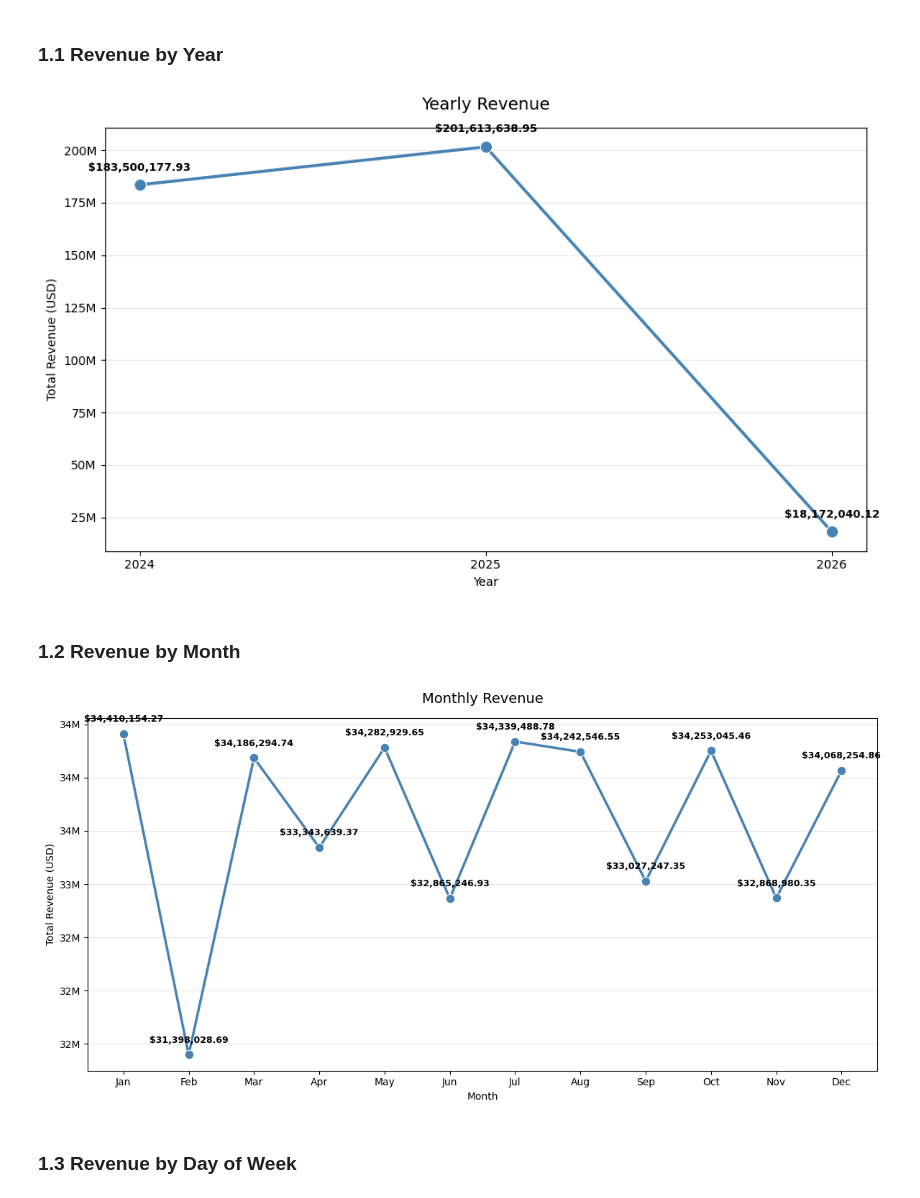
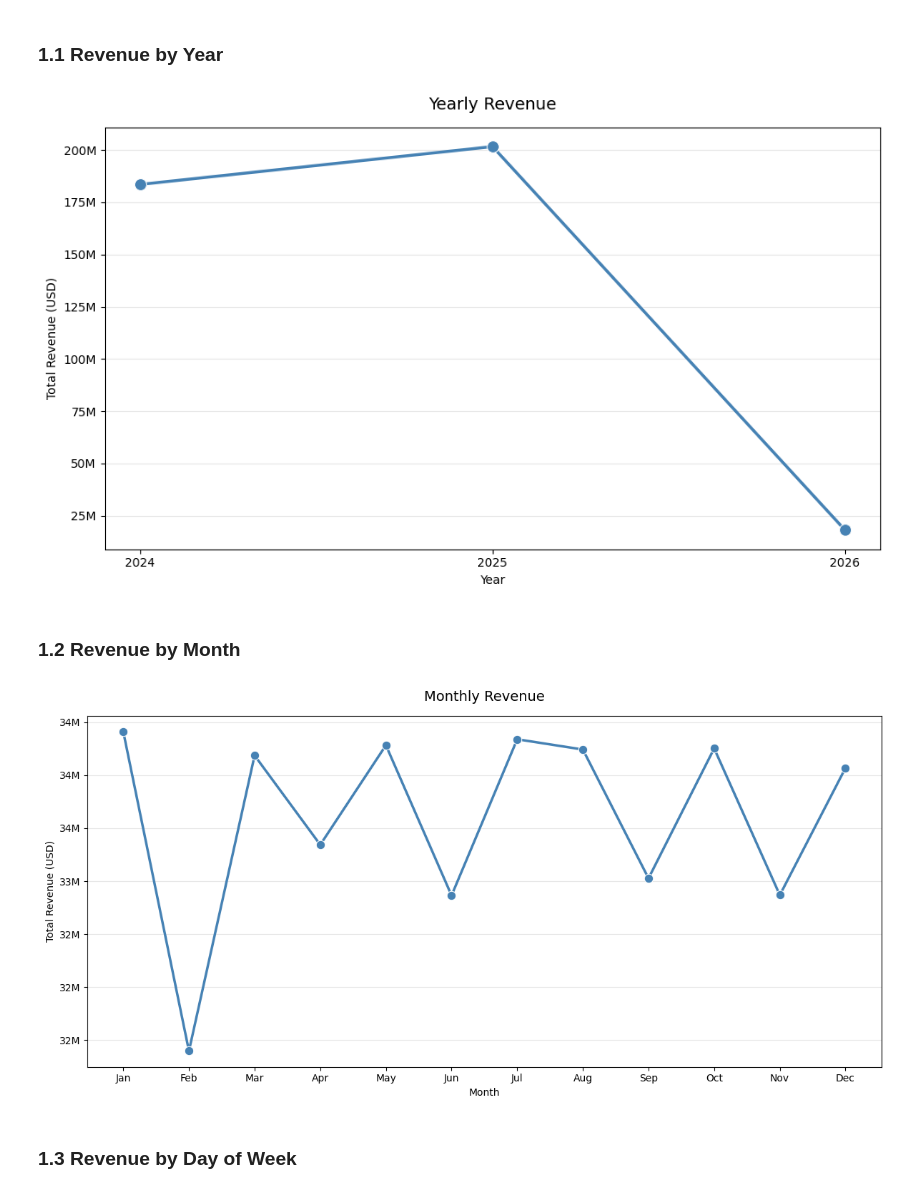
Before and after one commit to judiellegaspina/Ecommerce-EDA-and-Sales-Prediction, a Jupyter notebook: 05_Sales_Analysis.ipynb, the cells around one changed output. Drawn from its saved outputs; the diff is of its cells as text; code cells hidden in the pictures.

Commit message:
-remove all line labels for line graph

```diff
--- a/05_Sales_Analysis.ipynb
+++ b/05_Sales_Analysis.ipynb
@@ -35,45 +35,32 @@ sales_df.sample(10)
 # %%
 yearly_revenue = (
     sales_df.groupby('order_year')['net_revenue_usd']
     .sum()
     .reset_index()
 )
 
 plt.figure(figsize=(10, 6))
 
 ax = sns.lineplot(
     data=yearly_revenue,
     x='order_year',
     y='net_revenue_usd',
     marker='o',
     markersize=10,
     linewidth=2.5,
     color='steelblue',
 )
 
-# Add value labels on each marker
-for x, y in zip(yearly_revenue['order_year'], yearly_revenue['net_revenue_usd']):
-    ax.annotate(
-        f'${y:,.2f}',
-        (x, y),
-        textcoords='offset points',
-        xytext=(0, 12),
-        ha='center',
-        fontsize=9,
-        fontweight='bold',
-        color='black'
-    )
-
 plt.title('Yearly Revenue', fontsize=14, pad=15)
 plt.xlabel('Year')
 plt.ylabel('Total Revenue (USD)')
 plt.xticks(yearly_revenue['order_year'])
 plt.gca().yaxis.set_major_formatter(plt.FuncFormatter(lambda x, _: f'{x/1e6:.0f}M'))
 plt.grid(axis='y', alpha=0.3)
 plt.tight_layout()
 plt.show()
 # %% [output]
-[figure, old version]
+[figure, new version]
 # %% [markdown]
 ### 1.2 Revenue by Month
 # %%
@@ -102,18 +89,6 @@ ax = sns.lineplot(
     color='steelblue'
 )
 
-for x, y in zip(monthly_revenue['order_month_name'], monthly_revenue['net_revenue_usd']):
-    ax.annotate(
-        f'${y:,.2f}',
-        (x, y),
-        textcoords='offset points',
-        xytext=(0, 12),
-        ha='center',
-        fontsize=9,
-        fontweight='bold',
-        color='black'
-    )
-
 plt.title('Monthly Revenue', fontsize=14, pad=15)
 plt.xlabel('Month')
 plt.ylabel('Total Revenue (USD)')
@@ -122,7 +97,7 @@ plt.grid(axis='y', alpha=0.3)
 plt.tight_layout()
 plt.show()
 # %% [output]
-[figure, old version]
+[figure, new version]
 # %% [markdown]
 ### 1.3 Revenue by Day of Week
 # %%
```
Also changed, not shown: parts of 4 cells of this notebook.
